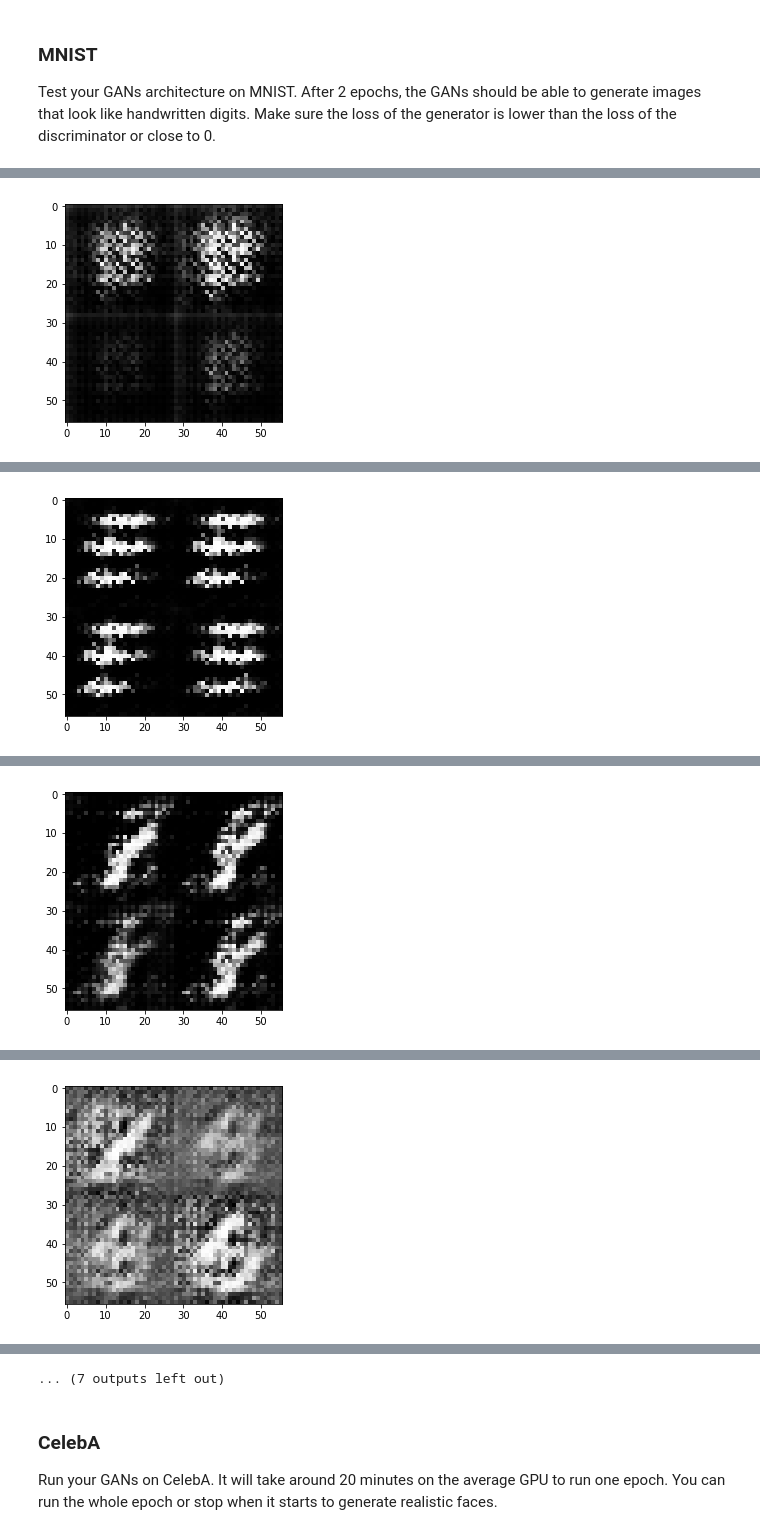
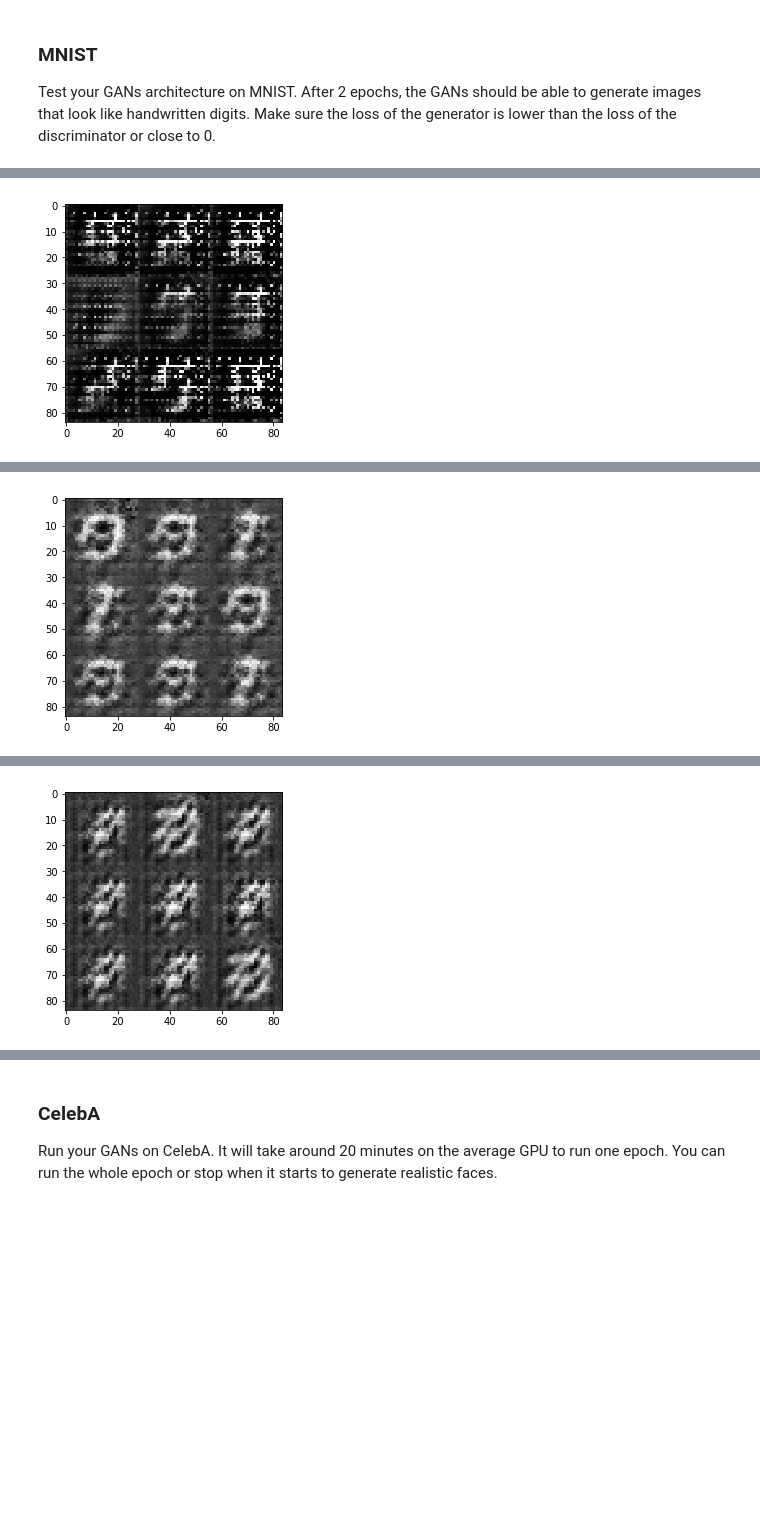
Before and after one commit to sagummadi/faces, a Jupyter notebook: dlnd_face_generation.ipynb, the cells around one changed output, grey strips where cells are left out. Cells and saved outputs as stored; diff of their text form; code cells hidden in the pictures; blank space fills up the shorter version.

```diff
--- a/dlnd_face_generation.ipynb
+++ b/dlnd_face_generation.ipynb
@@ -360,7 +360,7 @@ def train(epoch_count, batch_size, z_dim, learning_rate, beta1, get_batches, dat
     # TODO: Build Model
     steps = 0
     #print (data_shape[3]) #60000 28 28 1
-    input_real, input_z, _ = model_inputs(*data_shape[1:4], z_dim)
+    input_real, input_z, input_l = model_inputs(*data_shape[1:4], z_dim)
     d_loss, g_loss = model_loss(input_real, input_z, data_shape[3])
     d_opt, g_opt = model_opt(d_loss, g_loss, learning_rate, beta1)
 
@@ -375,7 +375,9 @@ def train(epoch_count, batch_size, z_dim, learning_rate, beta1, get_batches, dat
                 batch_z = np.random.uniform(-1, 1, size=(batch_size, z_dim))
 
                 _ = sess.run(d_opt, feed_dict={input_real: batch_images, input_z: batch_z})
-                _ = sess.run(g_opt, feed_dict={input_z: batch_z, input_real: batch_images})
+                _ = sess.run(g_opt, feed_dict={input_z: batch_z, input_l: learning_rate, input_real: batch_images})
+                _ = sess.run(g_opt, feed_dict={input_z: batch_z, input_l: learning_rate, input_real: batch_images})
+                _ = sess.run(g_opt, feed_dict={input_z: batch_z, input_l: learning_rate, input_real: batch_images})
 
                 if steps % 10 == 0:
                     train_loss_d = d_loss.eval({input_z: batch_z, input_real: batch_images})
@@ -386,14 +388,14 @@ def train(epoch_count, batch_size, z_dim, learning_rate, beta1, get_batches, dat
                           "Generator Loss: {:.4f}".format(train_loss_g))
 
                 if steps % 100 == 0:
-                    show_generator_output(sess, 5, input_z, data_shape[3], data_image_mode)
+                    show_generator_output(sess, 10, input_z, data_shape[3], data_image_mode)
 # %% [markdown]
 ### MNIST
 Test your GANs architecture on MNIST.  After 2 epochs, the GANs should be able to generate images that look like handwritten digits.  Make sure the loss of the generator is lower than the loss of the discriminator or close to 0.
 # %%
 batch_size = 128
 z_dim = 100
-learning_rate = 0.0002
+learning_rate = 0.002
 beta1 = 0.5
 
 
@@ -420 +422 @@ Epoch 1/2... Discriminator Loss: 0.1459... Generator Loss: 4.0510
-[figure, old version]
+[figure, new version]
@@ -431 +433 @@ Epoch 1/2... Discriminator Loss: 0.0665... Generator Loss: 3.7906
-[figure, old version]
+[figure, new version]
@@ -442 +444 @@ Epoch 1/2... Discriminator Loss: 0.1335... Generator Loss: 2.5425
-[figure, old version]
+[figure, new version]
@@ -453 +445,0 @@ Epoch 1/2... Discriminator Loss: 0.2321... Generator Loss: 3.7285
-[figure, removed]
@@ -476,4 +446,3 @@ Epoch 2/2... Discriminator Loss: 0.2504... Generator Loss: 1.9940
-... (7 outputs left out)
 # %% [markdown]
 ### CelebA
 Run your GANs on CelebA.  It will take around 20 minutes on the average GPU to run one epoch.  You can run the whole epoch or stop when it starts to generate realistic faces.
```
Also changed, not shown: parts of 1 cell of this notebook.
